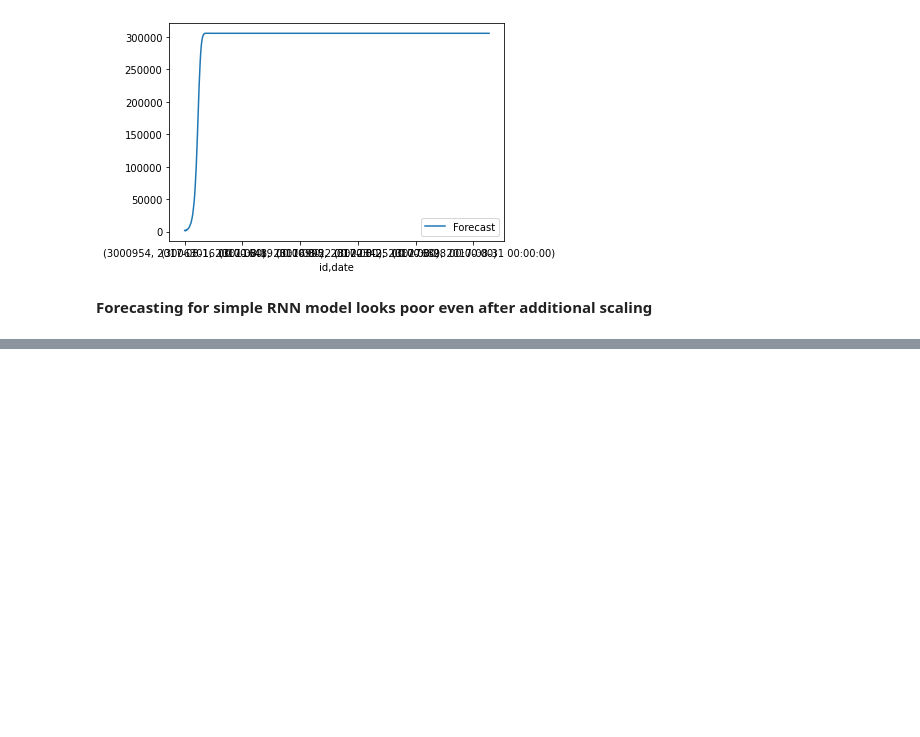
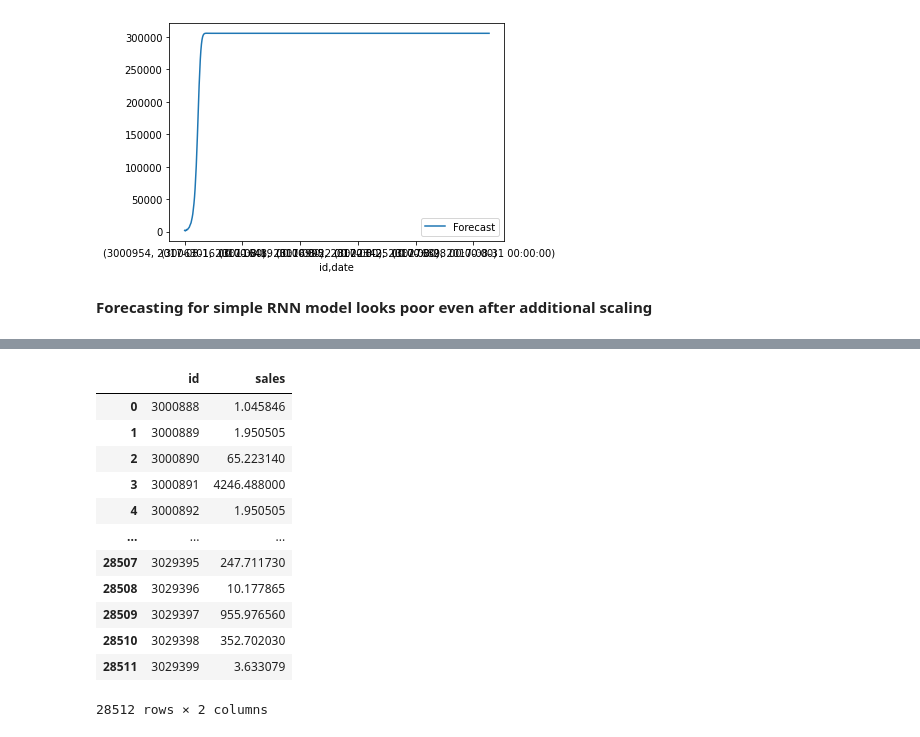
Before and after one commit to monikachudyba/ArtificialNeuralNetworkProjects, a Jupyter notebook: StoreSalesForecasting.ipynb, the cells around one changed output, grey strips where cells are left out. Drawn from its saved outputs; the diff is of its cells as text; code cells hidden in the pictures; blank space fills up the shorter version.

```diff
--- a/StoreSalesForecasting.ipynb
+++ b/StoreSalesForecasting.ipynb
@@ -671,0 +794,16 @@ forecast_df.plot()
+# %%
+xgb
+# %% [output]
+|  | id | sales |
+| 0 | 3000888 | 1.045846 |
+| 1 | 3000889 | 1.950505 |
+| 2 | 3000890 | 65.223140 |
+| 3 | 3000891 | 4246.488000 |
+| 4 | 3000892 | 1.950505 |
+| ... | ... | ... |
+| 28507 | 3029395 | 247.711730 |
+| 28508 | 3029396 | 10.177865 |
+| 28509 | 3029397 | 955.976560 |
+| 28510 | 3029398 | 352.702030 |
+| 28511 | 3029399 | 3.633079 |
+28512 rows × 2 columns
```
Also changed, not shown: parts of 26 cells of this notebook.
